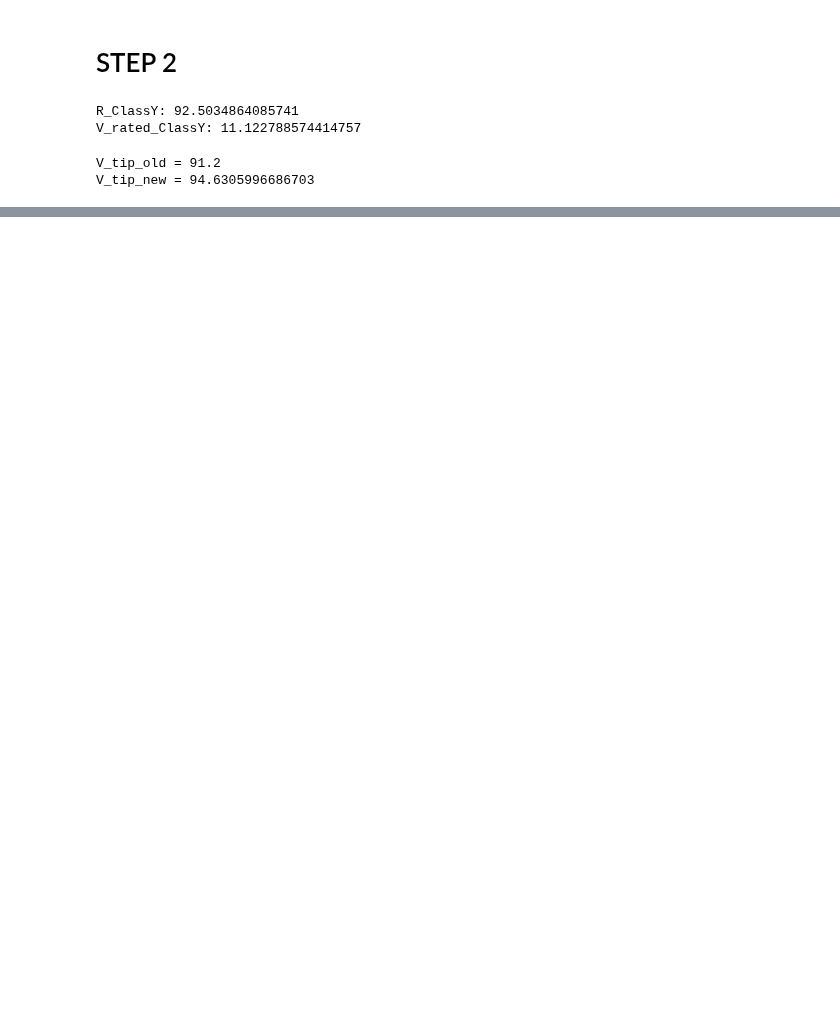
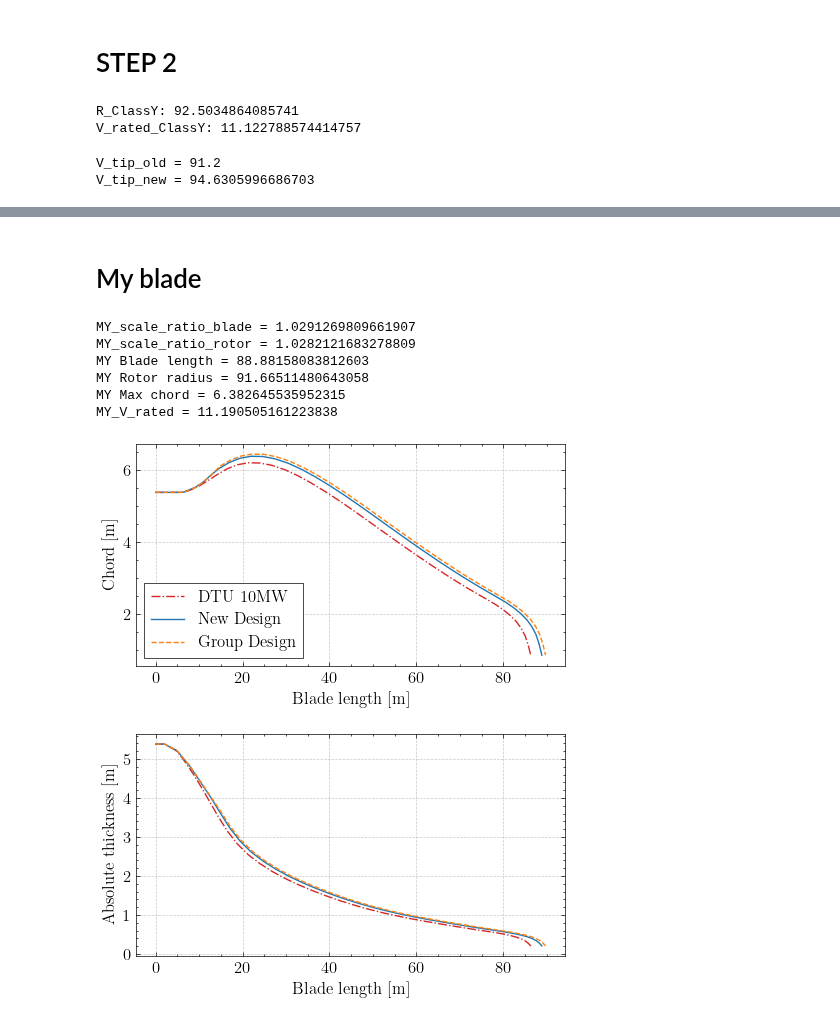
Before and after one commit to SpyrosAcheimastos/LAC, a Jupyter notebook: Assignment_1_NEW/code/Part_2_Step_2_Radius.ipynb, the cells around one changed output, grey strips where cells are left out. Cells and saved outputs as stored; diff of their text form; code cells hidden in the pictures; blank space fills up the shorter version.

```diff
--- a/Assignment_1_NEW/code/Part_2_Step_2_Radius.ipynb
+++ b/Assignment_1_NEW/code/Part_2_Step_2_Radius.ipynb
@@ -137,0 +98,38 @@ plt.show()
+# %% [markdown]
+# My blade
+# %%
+MY_scale_ratio_rotor = 1 + 0.75*(scale_ratio_rotor-1)
+MY_R_ClassY = R_ClassX * MY_scale_ratio_rotor
+MY_scale_ratio_blade = (MY_R_ClassY-hub_radius) / (R_ClassX-hub_radius)
+print(f'MY_scale_ratio_blade = {MY_scale_ratio_blade}')
+print(f'MY_scale_ratio_rotor = {MY_scale_ratio_rotor}')
+
+# Blade length
+MY_r_array = r_array_old * (MY_scale_ratio_blade)
+print(f'MY Blade length = {np.max(MY_r_array)}')
+print(f'MY Rotor radius = {MY_R_ClassY}')
+
+# Manually modify chord array
+MY_chord_array_new = chord_array_old * (MY_scale_ratio_blade)
+MY_chord_array_new[:4] = 5.38 # cylinder
+MY_chord_array_new[4] = 5.386 # cylinder
+MY_chord_array_new[5] = 5.45 #this is just to smooth the shape of the blade
+MY_chord_array_new[6] = 5.52 #this is just to smooth the shape of the blade
+MY_chord_array_new[7] = 5.65 #this is just to smooth the shape of the blade
+MY_chord_array_new[8] = 5.85 #this is just to smooth the shape of the blade
+print(f'MY Max chord = {np.max(MY_chord_array_new)}')
+
+# Calculate thickness
+MY_abs_thickness_array_new = MY_chord_array_new * rel_thickness_array_old/100
+
+
+# Extra
+MY_V_rated = (R_ClassX / MY_R_ClassY)**(2/3) * V_rated_ClassX
+print(f'MY_V_rated = {MY_V_rated}')
+# %% [output]
+MY_scale_ratio_blade = 1.0291269809661907
+MY_scale_ratio_rotor = 1.0282121683278809
+MY Blade length = 88.88158083812603
+MY Rotor radius = 91.66511480643058
+MY Max chord = 6.382645535952315
+MY_V_rated = 11.190505161223838
@@ -137,0 +151,29 @@ plt.show()
+# %%
+figure = plt.figure(figsize=(5, 3))
+plt.subplots_adjust(left=0.1, right=0.9, top=0.9, bottom=0.1)
+plt.plot(r_array_old, chord_array_old, '-.', label="DTU 10MW", c='tab:red')
+plt.plot(MY_r_array, MY_chord_array_new, '-', label="New Design", c='tab:blue')
+plt.plot(r_array_new, chord_array_new, '--', label="Group Design", c='tab:orange')
+plt.xlabel("Blade length [m]")
+plt.ylabel("Chord [m]")
+plt.tick_params(axis='both', bottom=True, top=True, left=True, right=True, direction='in', which='major')
+plt.grid(linestyle='--', linewidth=0.5, alpha=0.7)
+legend = plt.legend(fancybox=False, edgecolor="black", loc='lower left')
+legend.get_frame().set_linewidth(0.5)
+plt.tight_layout()
+figure.savefig("plots/Chord.pdf", dpi = 300, bbox_inches = 'tight')
+
+figure = plt.figure(figsize=(5, 3))
+plt.plot(r_array_old, abs_thickness_array_old, '-.', label="DTU 10MW", c='tab:red')
+plt.plot(MY_r_array, MY_abs_thickness_array_new, '-', label="New Design", c='tab:blue')
+plt.plot(r_array_new, abs_thickness_array_new, '--', label="Group Design", c='tab:orange')
+plt.xlabel("Blade length [m]")
+plt.ylabel("Absolute thickness [m]")
+plt.tick_params(axis='both', bottom=True, top=True, left=True, right=True, direction='in', which='major')
+plt.grid(linestyle='--', linewidth=0.5, alpha=0.7)
+plt.tight_layout()
+figure.savefig("plots/Absolute_thickness.pdf", dpi = 300, bbox_inches = 'tight')
+plt.show()
+# %% [output]
+[figure, added]
+[figure, added]
```
Also changed, not shown: parts of 3 cells of this notebook, 11 other files.
